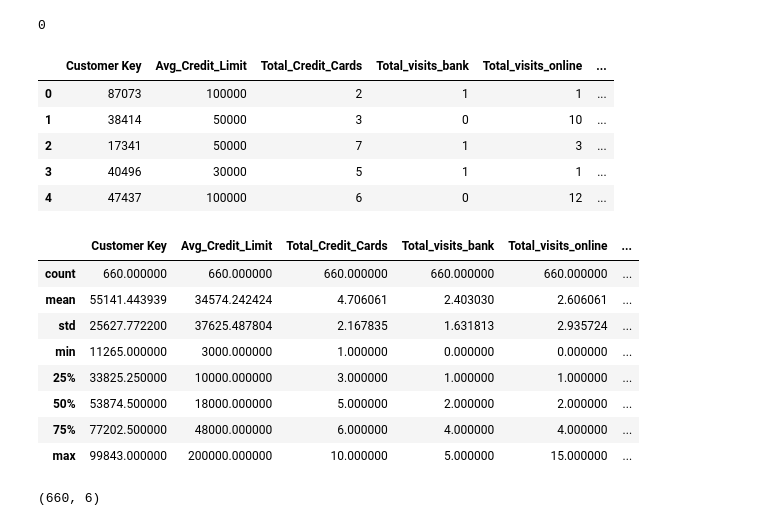
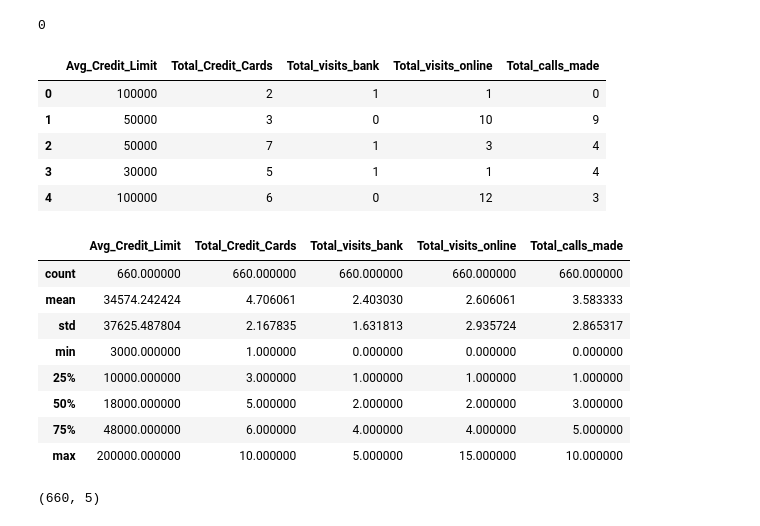
Before and after one commit to ekefan/ml_projects_for_edureka_internship, a Jupyter notebook: prb_state2ass5.ipynb, the cells around one changed output. Drawn from its saved outputs; the diff is of its cells as text; code cells hidden in the pictures.

```diff
--- a/prb_state2ass5.ipynb
+++ b/prb_state2ass5.ipynb
@@ -49,33 +57,33 @@ credit_card_df.duplicated().sum()
 # %% [output]
 0
 # %%
-#Dropping the unnecessary column: in this case the Sl_No column
-credit_card_df.drop("Sl_No", axis=1, inplace=True)
+#Dropping the unnecessary column: in this case the Sl_No column and the customer key
+credit_card_df.drop(columns=["Sl_No", "Customer Key"], axis=1, inplace=True)
 credit_card_df.head()
 # %% [output]
-|  | Customer Key | Avg_Credit_Limit | Total_Credit_Cards | Total_visits_bank | Total_visits_online | ... |
-| 0 | 87073 | 100000 | 2 | 1 | 1 | ... |
-| 1 | 38414 | 50000 | 3 | 0 | 10 | ... |
-| 2 | 17341 | 50000 | 7 | 1 | 3 | ... |
-| 3 | 40496 | 30000 | 5 | 1 | 1 | ... |
-| 4 | 47437 | 100000 | 6 | 0 | 12 | ... |
+|  | Avg_Credit_Limit | Total_Credit_Cards | Total_visits_bank | Total_visits_online | Total_calls_made |
+| 0 | 100000 | 2 | 1 | 1 | 0 |
+| 1 | 50000 | 3 | 0 | 10 | 9 |
+| 2 | 50000 | 7 | 1 | 3 | 4 |
+| 3 | 30000 | 5 | 1 | 1 | 4 |
+| 4 | 100000 | 6 | 0 | 12 | 3 |
 # %%
-#Task: Univariate and bivariate analysis
+#Task3: Univariate
 credit_card_df.describe()
 # %% [output]
-|  | Customer Key | Avg_Credit_Limit | Total_Credit_Cards | Total_visits_bank | Total_visits_online | ... |
-| count | 660.000000 | 660.000000 | 660.000000 | 660.000000 | 660.000000 | ... |
-| mean | 55141.443939 | 34574.242424 | 4.706061 | 2.403030 | 2.606061 | ... |
-| std | 25627.772200 | 37625.487804 | 2.167835 | 1.631813 | 2.935724 | ... |
-| min | 11265.000000 | 3000.000000 | 1.000000 | 0.000000 | 0.000000 | ... |
-| 25% | 33825.250000 | 10000.000000 | 3.000000 | 1.000000 | 1.000000 | ... |
-| 50% | 53874.500000 | 18000.000000 | 5.000000 | 2.000000 | 2.000000 | ... |
-| 75% | 77202.500000 | 48000.000000 | 6.000000 | 4.000000 | 4.000000 | ... |
-| max | 99843.000000 | 200000.000000 | 10.000000 | 5.000000 | 15.000000 | ... |
+|  | Avg_Credit_Limit | Total_Credit_Cards | Total_visits_bank | Total_visits_online | Total_calls_made |
+| count | 660.000000 | 660.000000 | 660.000000 | 660.000000 | 660.000000 |
+| mean | 34574.242424 | 4.706061 | 2.403030 | 2.606061 | 3.583333 |
+| std | 37625.487804 | 2.167835 | 1.631813 | 2.935724 | 2.865317 |
+| min | 3000.000000 | 1.000000 | 0.000000 | 0.000000 | 0.000000 |
+| 25% | 10000.000000 | 3.000000 | 1.000000 | 1.000000 | 1.000000 |
+| 50% | 18000.000000 | 5.000000 | 2.000000 | 2.000000 | 3.000000 |
+| 75% | 48000.000000 | 6.000000 | 4.000000 | 4.000000 | 5.000000 |
+| max | 200000.000000 | 10.000000 | 5.000000 | 15.000000 | 10.000000 |
 # %%
 credit_card_df.shape
 # %% [output]
-(660, 6)
+(660, 5)
 # %%
 #check for hist distribution
 for column in credit_card_df.columns:
```
Also changed, not shown: parts of 15 cells of this notebook.
